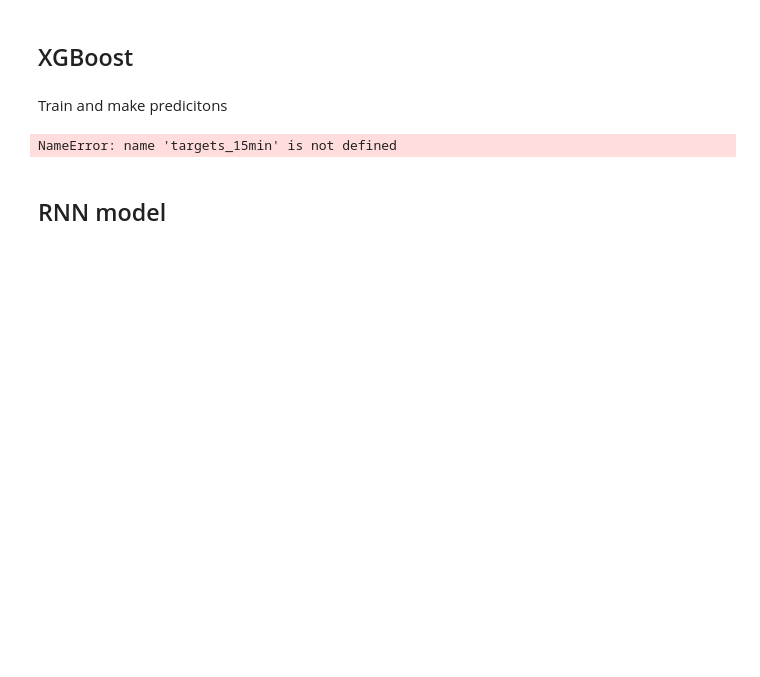
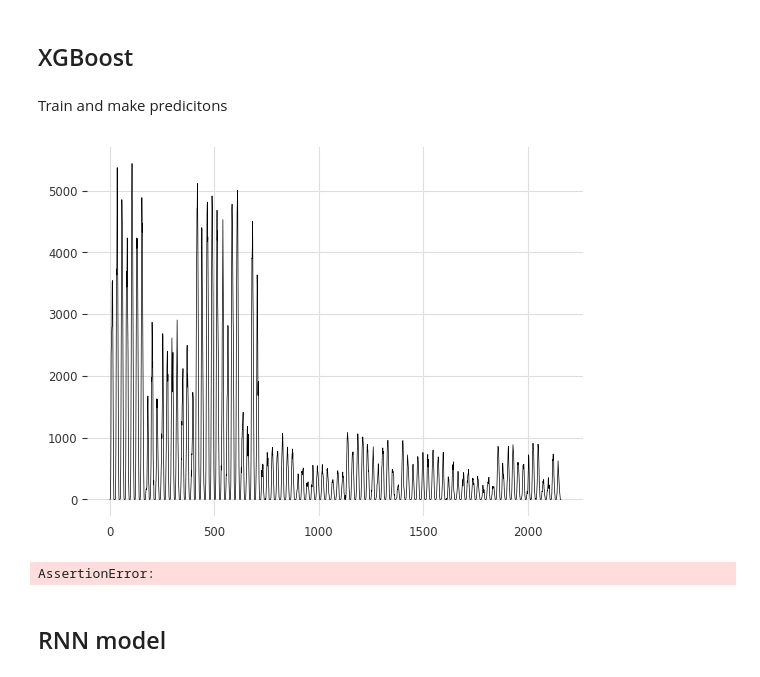
Before and after one commit to jkbch/machine_learning_exam, a Jupyter notebook: Jakob_notebook.ipynb, the cells around one changed output. Cells and saved outputs as stored; diff of their text form; code cells hidden in the pictures; blank space fills up the shorter version.

```diff
--- a/Jakob_notebook.ipynb
+++ b/Jakob_notebook.ipynb
@@ -1181,11 +1186,15 @@ n_1hour = len(pd.date_range(start=ys["1hour"]["A"]["est"].index[-1], end=extract
 # %% [markdown]
 Save predictions to csv file
 # %%
-def extract_and_save(ys_pred, file_name, scaler=None, path="predictions", extract_dates=extract_dates):
+def extract_and_save(ys_pred, file_name, per_scalers_ys=None, path="predictions", extract_dates=extract_dates, scaler_ys=scaler_ys):
     y_pred = pd.concat([ys_pred[loc].pd_series()[extract_dates[extract_dates.minute == 0]] for loc in ["A", "B", "C"]])
 
-    if scaler is not None:
-        y_pred = scaler.inverse_transform(y_pred)
+    if per_scalers_ys is not None:
+        y_pred = pd.Series(
+            scaler_ys[per_scalers_ys].inverse_transform(y_pred.to_numpy().reshape(-1, 1)).flatten(),
+            name = y_pred.name,
+            index = y_pred.index,
+        )
 
     y_pred[y_pred < 0] = 0
     y_pred.name = "prediction"
@@ -1204,8 +1209,9 @@ Train and make predicitons
 # %%
 from darts.models import XGBModel
 
-tars_per = "1hour norm"
-covs_per = "1hour pca"
+scaler_per = "1hour"
+tars_per = "1hour"
+covs_per = "1hour"
 
 type = "full"
 
@@ -1213,15 +1219,19 @@ ys_pred = {}
 
 for loc in tars[tars_per]:
     xgb = XGBModel(lags=168, lags_future_covariates=(24,24))
-    xgb.fit(xgb, future_covariates=covs[covs_per][loc][type])
-    ys_pred[loc] = xgb.predict(n_15min, future_covariates=covs[covs_per][loc][type])
-
-y = extract_and_save(ys_pred, "rnn_pca_1hour.csv")
-if display_plots:
-    y["prediction"].plot(lw=0.5)
-    plt.show()
+    xgb.fit(tars[tars_per][loc][type], future_covariates=covs[covs_per][loc][type])
+    ys_pred[loc] = xgb.predict(n_1hour, future_covariates=covs[covs_per][loc][type])
-# %% [output]
-NameError: name 'targets_15min' is not defined
+# %%
+y = extract_and_save(ys_pred, "xbg_1hour.csv")
+if display_plots:
+    y["prediction"].plot(lw=0.5)
+    plt.show()
+# %% [output]
+[figure, added]
+# %%
+assert False
+# %% [output]
+AssertionError:
 # %% [markdown]
 ## RNN model
 # %%
```
Also changed, not shown: parts of 8 cells of this notebook, 4 other files.
